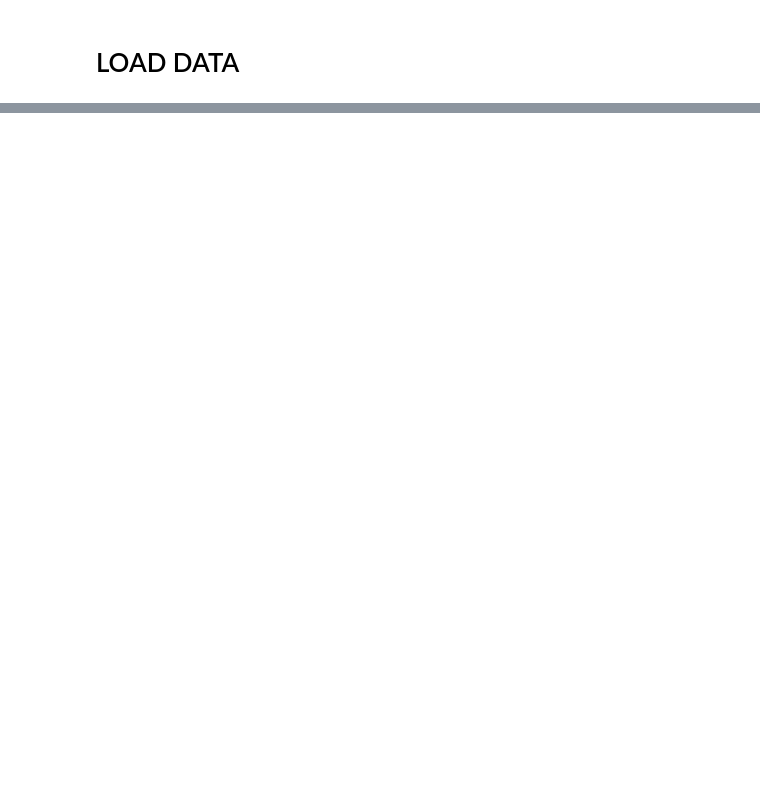
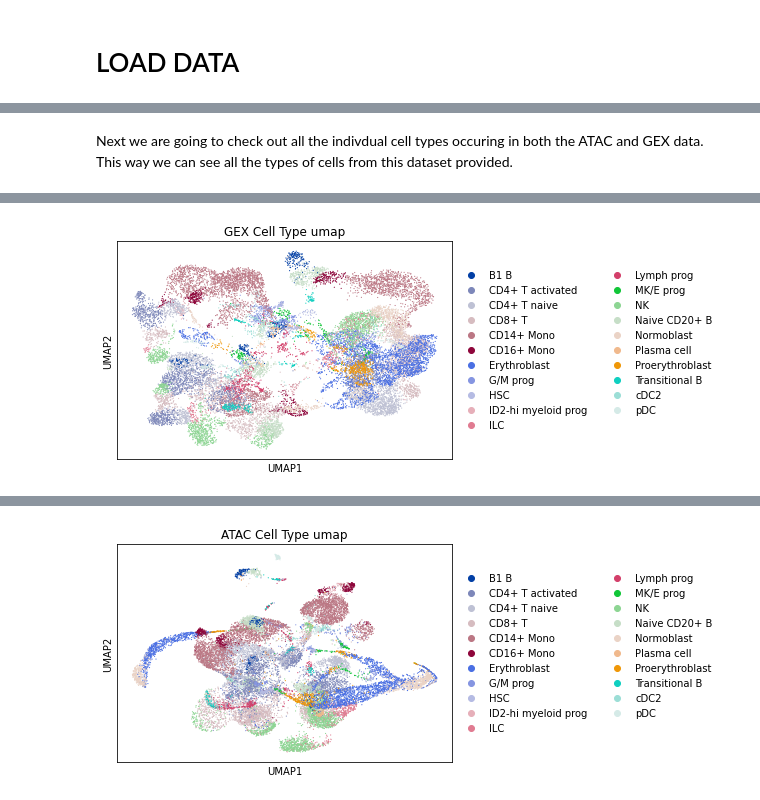
Before and after one commit to vmallela0/neurips-mia-2021, a Jupyter notebook: src/transformer-sc.ipynb, the cells around one changed output, grey strips where cells are left out. Drawn from its saved outputs; the diff is of its cells as text; code cells hidden in the pictures; blank space fills up the shorter version.

```diff
--- a/src/transformer-sc.ipynb
+++ b/src/transformer-sc.ipynb
@@ -30,0 +57,8 @@ adata_atac = ad.read_h5ad(path + "multiome_atac_processed_training.h5ad")
+# %% [markdown]
+Next we are going to check out all the indivdual cell types occuring in both the ATAC and GEX data. This way we can see all the types of cells from this dataset provided.
+# %%
+sc.tl.pca(adata_gex)
+sc.pl.umap(adata_gex, color='cell_type',save='_GEX_ct', title='GEX Cell Type umap')
+sc.tl.pca(adata_atac)
+sc.pl.umap(adata_atac, color='cell_type',save='_ATAC_ct', title='ATAC Cell Type umap')
+# %% [output]
@@ -30,0 +66 @@ adata_atac = ad.read_h5ad(path + "multiome_atac_processed_training.h5ad")
+[figure, added]
@@ -30,0 +68 @@ adata_atac = ad.read_h5ad(path + "multiome_atac_processed_training.h5ad")
+[figure, added]
```
Also changed, not shown: parts of 18 cells of this notebook.
